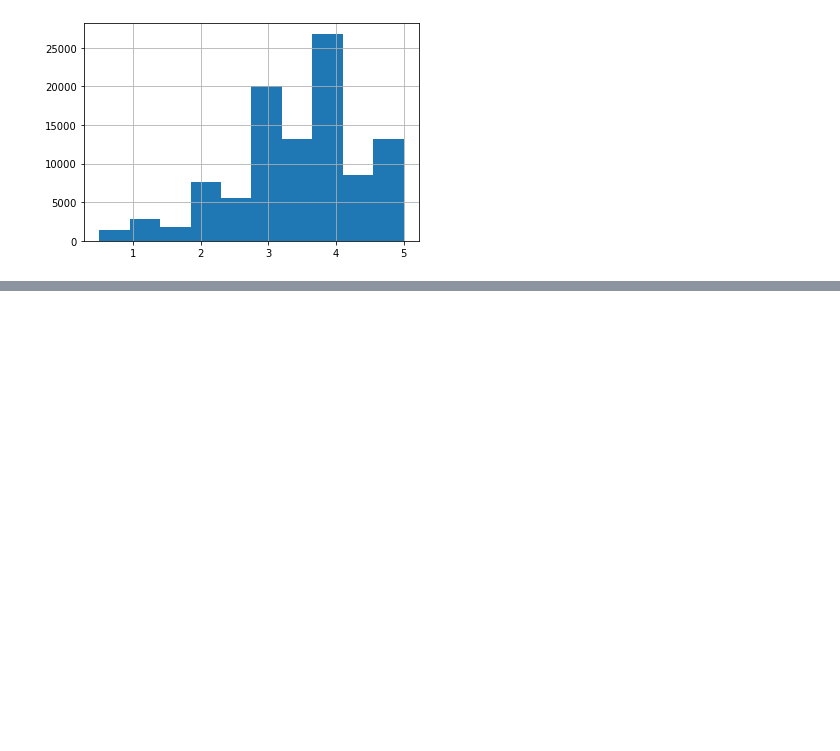
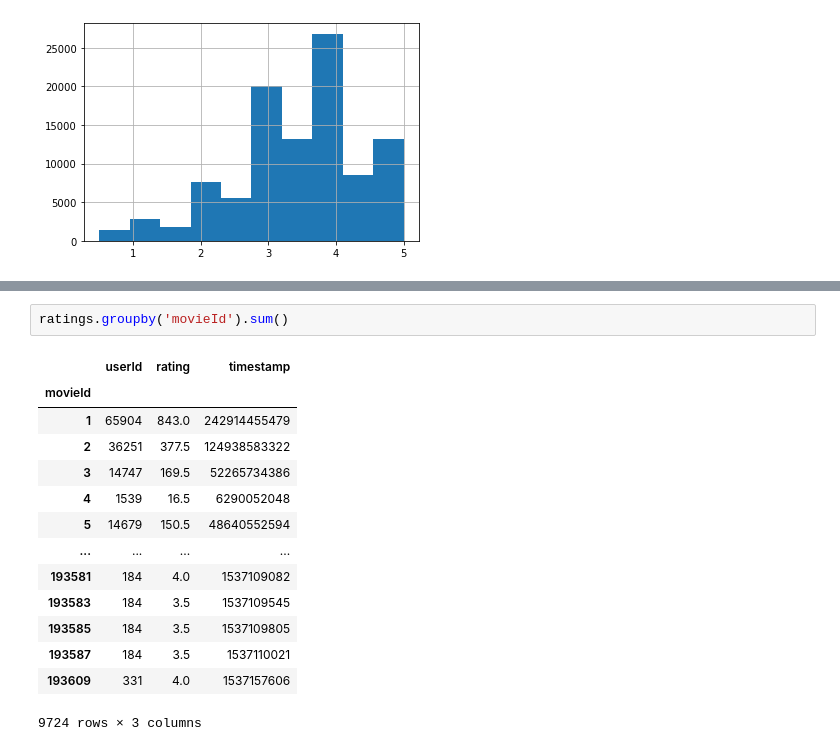
Before and after one commit to wharr1203/Chimera-Movie-Recommendations, a Jupyter notebook: Notebooks/Wayne/Untitled.ipynb, the cells around one changed output, grey strips where cells are left out. Drawn from its saved outputs; the diff is of its cells as text; blank space fills up the shorter version.

```diff
--- a/Notebooks/Wayne/Untitled.ipynb
+++ b/Notebooks/Wayne/Untitled.ipynb
@@ -220,0 +211,17 @@ grou
+# %%
+ratings.groupby('movieId').sum()
+# %% [output]
+|  | userId | rating | timestamp |
+| movieId |  |  |  |
+| 1 | 65904 | 843.0 | 242914455479 |
+| 2 | 36251 | 377.5 | 124938583322 |
+| 3 | 14747 | 169.5 | 52265734386 |
+| 4 | 1539 | 16.5 | 6290052048 |
+| 5 | 14679 | 150.5 | 48640552594 |
+| ... | ... | ... | ... |
+| 193581 | 184 | 4.0 | 1537109082 |
+| 193583 | 184 | 3.5 | 1537109545 |
+| 193585 | 184 | 3.5 | 1537109805 |
+| 193587 | 184 | 3.5 | 1537110021 |
+| 193609 | 331 | 4.0 | 1537157606 |
+9724 rows × 3 columns
```
Also changed, not shown: parts of 12 cells of this notebook.
